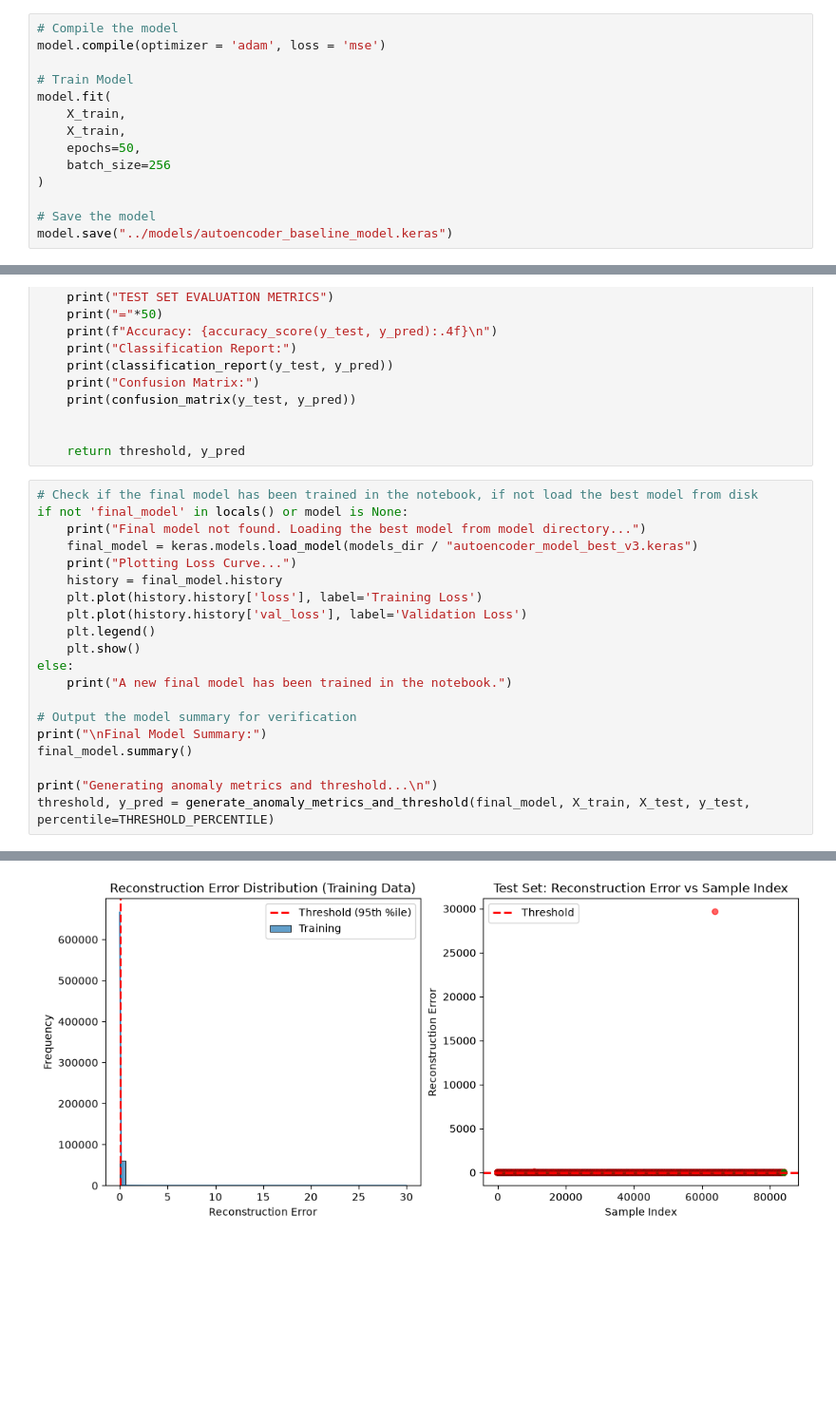
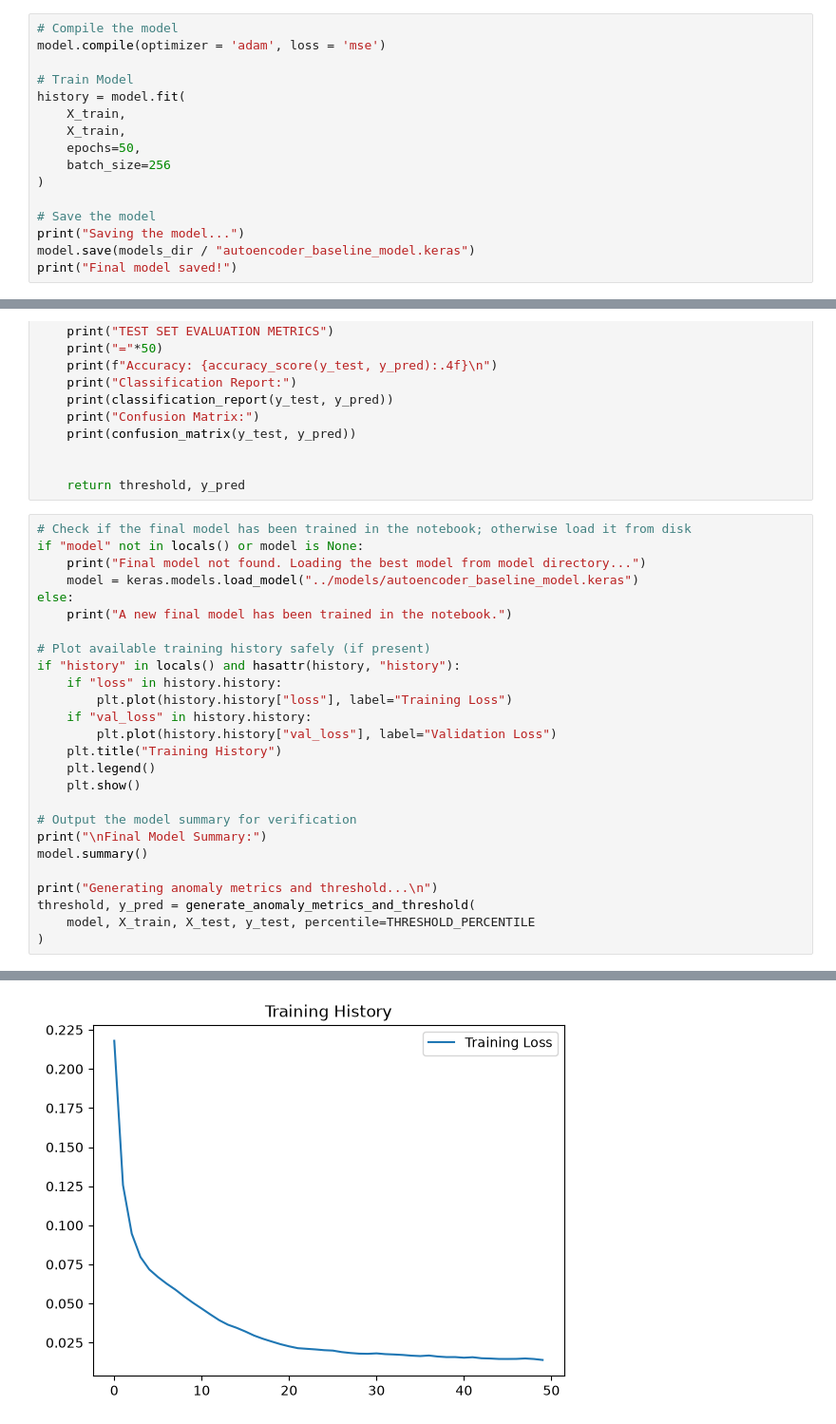
Before and after one commit to KalleStew/SEP740-Project19-AnomalyDetection, a Jupyter notebook: notebooks/02_BaselineModelDevelopment.ipynb, the cells around one changed output, grey strips where cells are left out. Shown at 95% size. Saved outputs shown, nothing was run; the diff lists cells and outputs as text; blank space fills up the shorter version.

```diff
--- a/notebooks/02_BaselineModelDevelopment.ipynb
+++ b/notebooks/02_BaselineModelDevelopment.ipynb
@@ -199,7 +158,7 @@ Ellipsis
 model.compile(optimizer = 'adam', loss = 'mse')
 
 # Train Model
-model.fit(
+history = model.fit(
     X_train,
     X_train,
     epochs=50,
@@ -207,6 +166,8 @@ model.fit(
 )
 
 # Save the model
-model.save("../models/autoencoder_baseline_model.keras")
+print("Saving the model...")
+model.save(models_dir / "autoencoder_baseline_model.keras")
+print("Final model saved!")
 # %% [output]
 Epoch 1/50
@@ -346,23 +306,29 @@ def generate_anomaly_metrics_and_threshold(model, X_train, X_test, y_test, perce
 
     return threshold, y_pred
 # %%
-# Check if the final model has been trained in the notebook, if not load the best model from disk
-if not 'final_model' in locals() or model is None:
+# Check if the final model has been trained in the notebook; otherwise load it from disk
+if "model" not in locals() or model is None:
     print("Final model not found. Loading the best model from model directory...")
-    final_model = keras.models.load_model(models_dir / "autoencoder_model_best_v3.keras")
-    print("Plotting Loss Curve...")
-    history = final_model.history
-    plt.plot(history.history['loss'], label='Training Loss')
-    plt.plot(history.history['val_loss'], label='Validation Loss')
-    plt.legend()
-    plt.show()
+    model = keras.models.load_model("../models/autoencoder_baseline_model.keras")
 else:
     print("A new final model has been trained in the notebook.")
 
+# Plot available training history safely (if present)
+if "history" in locals() and hasattr(history, "history"):
+    if "loss" in history.history:
+        plt.plot(history.history["loss"], label="Training Loss")
+    if "val_loss" in history.history:
+        plt.plot(history.history["val_loss"], label="Validation Loss")
+    plt.title("Training History")
+    plt.legend()
+    plt.show()
+
 # Output the model summary for verification
 print("\nFinal Model Summary:")
-final_model.summary()
+model.summary()
 
 print("Generating anomaly metrics and threshold...\n")
-threshold, y_pred = generate_anomaly_metrics_and_threshold(final_model, X_train, X_test, y_test, percentile=THRESHOLD_PERCENTILE)
+threshold, y_pred = generate_anomaly_metrics_and_threshold(
+    model, X_train, X_test, y_test, percentile=THRESHOLD_PERCENTILE
+)
 # %% [output]
@@ -371 +336 @@ Train set Anomaly Threshold (Percentile 95): 0.0268
-[figure, old version]
+[figure, new version]
```
Also changed, not shown: parts of 6 cells of this notebook, 4 other files.
